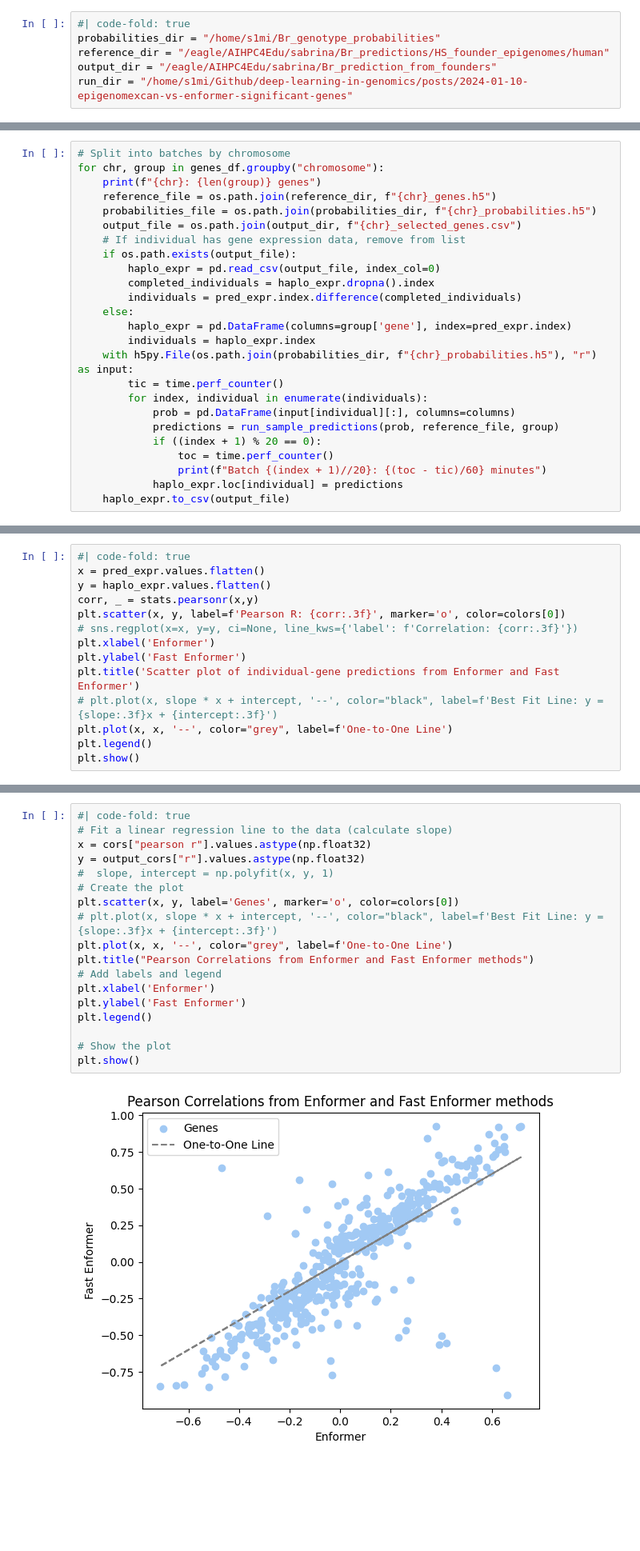
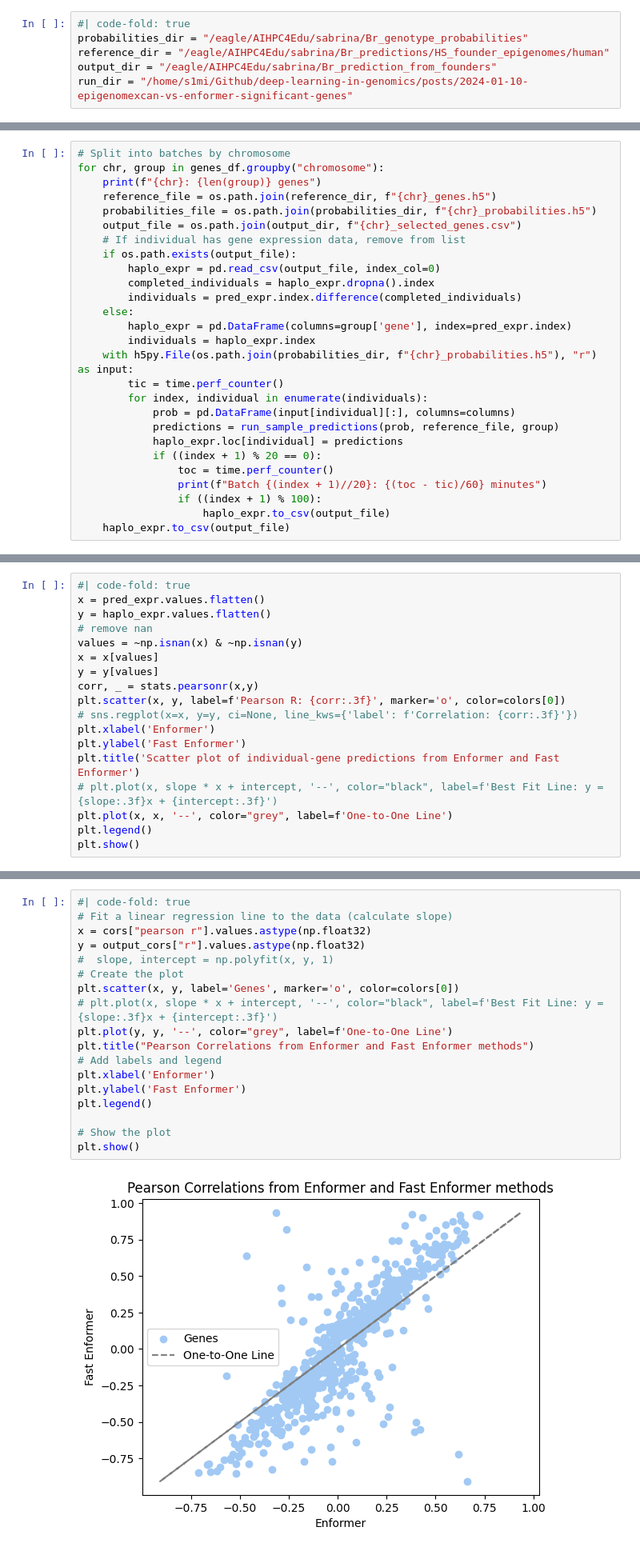
Before and after one commit to hakyimlab/sabrina-deep-learning-in-genomics, a Jupyter notebook: posts/2024-01-10-epigenomexcan-vs-enformer-significant-genes/index.ipynb, the cells around one changed output, grey strips where cells are left out. Shown at 80% size. Cells and saved outputs as stored; diff of their text form; blank space fills up the shorter version.

Commit message:
figure

```diff
--- a/posts/2024-01-10-epigenomexcan-vs-enformer-significant-genes/index.ipynb
+++ b/posts/2024-01-10-epigenomexcan-vs-enformer-significant-genes/index.ipynb
@@ -45,7 +42,7 @@ gene_annot = pd.read_csv("/eagle/AIHPC4Edu/sabrina/Br_predictions/HS_founder_epi
 genes_df = gene_annot[gene_annot['gene'].isin(pred_expr.columns)]
 # %%
 #| code-fold: true
-probabilities_dir = "/home/s1mi/Br_genotype_probabilities"
+probabilities_dir = "/eagle/AIHPC4Edu/sabrina/Br_genotype_probabilities"
 reference_dir = "/eagle/AIHPC4Edu/sabrina/Br_predictions/HS_founder_epigenomes/human"
 output_dir = "/eagle/AIHPC4Edu/sabrina/Br_prediction_from_founders"
 run_dir = "/home/s1mi/Github/deep-learning-in-genomics/posts/2024-01-10-epigenomexcan-vs-enformer-significant-genes"
@@ -125,10 +122,12 @@ for chr, group in genes_df.groupby("chromosome"):
         for index, individual in enumerate(individuals):
             prob = pd.DataFrame(input[individual][:], columns=columns)
             predictions = run_sample_predictions(prob, reference_file, group)
+            haplo_expr.loc[individual] = predictions
             if ((index + 1) % 20 == 0):
                 toc = time.perf_counter()
                 print(f"Batch {(index + 1)//20}: {(toc - tic)/60} minutes")
-            haplo_expr.loc[individual] = predictions
+                if ((index + 1) % 100):
+                    haplo_expr.to_csv(output_file)
     haplo_expr.to_csv(output_file)
 # %% [markdown]
 Write partial results if walltime is about to run out.
@@ -191,6 +182,10 @@ Each dot represents a individual-gene pair
 #| code-fold: true
 x = pred_expr.values.flatten()
 y = haplo_expr.values.flatten()
+# remove nan
+values = ~np.isnan(x) & ~np.isnan(y)
+x = x[values]
+y = y[values]
 corr, _ = stats.pearsonr(x,y)
 plt.scatter(x, y, label=f'Pearson R: {corr:.3f}', marker='o', color=colors[0])
 # sns.regplot(x=x, y=y, ci=None, line_kws={'label': f'Correlation: {corr:.3f}'})
@@ -271,23 +266,23 @@ plt.show()
 # %%
 #| code-fold: true
 # Fit a linear regression line to the data (calculate slope)
 x = cors["pearson r"].values.astype(np.float32)
 y = output_cors["r"].values.astype(np.float32)
 #  slope, intercept = np.polyfit(x, y, 1)
 # Create the plot
 plt.scatter(x, y, label='Genes', marker='o', color=colors[0])
 # plt.plot(x, slope * x + intercept, '--', color="black", label=f'Best Fit Line: y = {slope:.3f}x + {intercept:.3f}')
-plt.plot(x, x, '--', color="grey", label=f'One-to-One Line')
+plt.plot(y, y, '--', color="grey", label=f'One-to-One Line')
 plt.title("Pearson Correlations from Enformer and Fast Enformer methods")
 # Add labels and legend
 plt.xlabel('Enformer')
 plt.ylabel('Fast Enformer')
 plt.legend()
 
 # Show the plot
 plt.show()
 # %% [output]
-[figure, old version]
+[figure, new version]
 # %%
 #| code-fold: true
 def qqR(corvec, nn, title):
```
Also changed, not shown: parts of 7 cells of this notebook.
